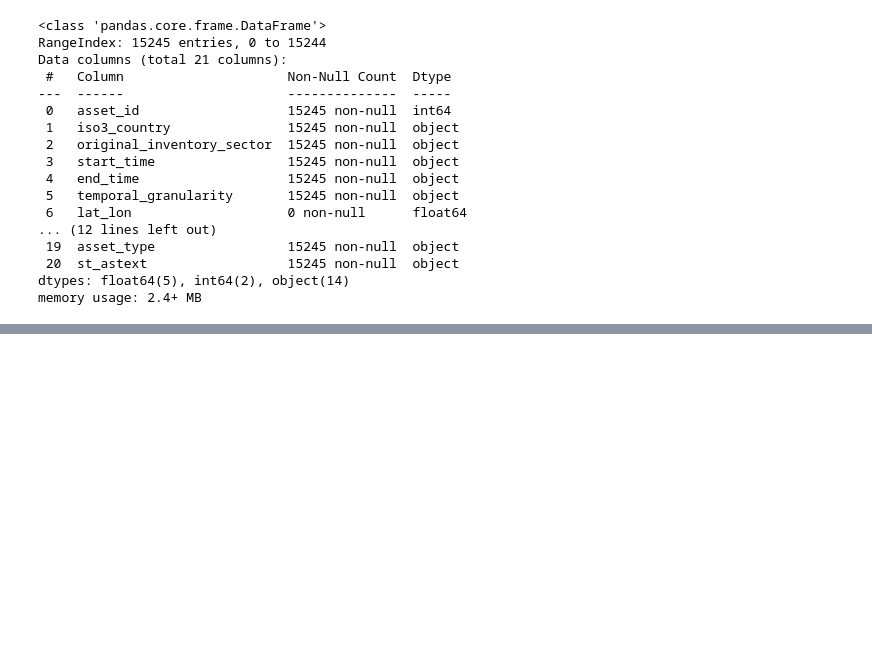
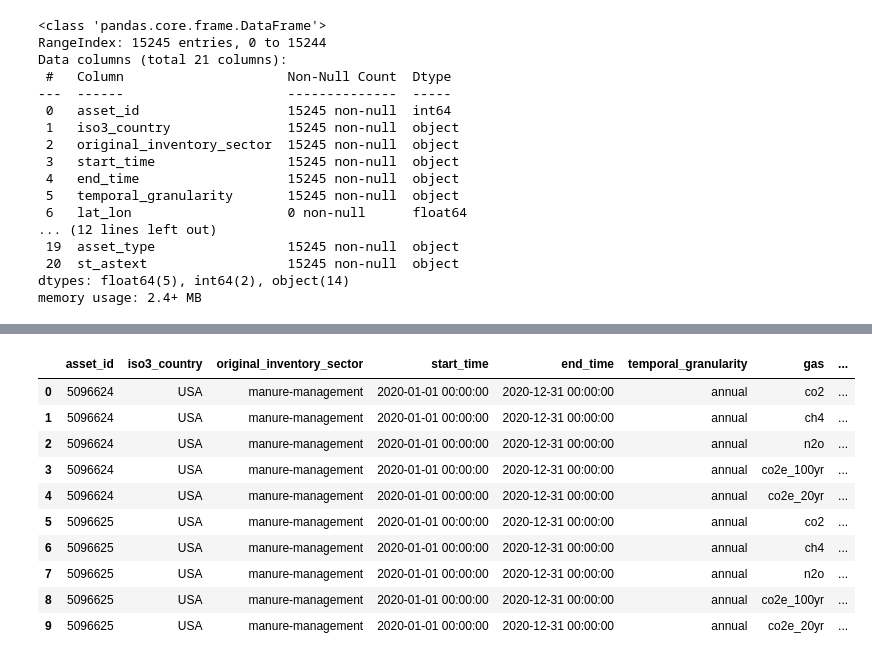
Before and after one commit to MicahNjeru/The-Climate-Initiative, a Jupyter notebook: notebooks/asset_manure-management_emissions notebook.ipynb, the cells around one changed output, grey strips where cells are left out. Drawn from its saved outputs; the diff is of its cells as text; code cells hidden in the pictures; blank space fills up the shorter version.

```diff
--- a/notebooks/asset_manure-management_emissions notebook.ipynb
+++ b/notebooks/asset_manure-management_emissions notebook.ipynb
@@ -120,3 +120,7 @@ Data columns (total 21 columns):
  20  st_astext                  15245 non-null  object
 dtypes: float64(5), int64(2), object(14)
 memory usage: 2.4+ MB
+# %%
+# Drop all columns with null values
+# Assign the dataframe with the dropped column to a new variable to save changes.
+df = df.drop(["lat_lon", "capacity_factor"], axis=1)
@@ -122,0 +148,16 @@ memory usage: 2.4+ MB
+# %%
+# Display the top [insert number here] rows to have a glimpse of how the dataframe looks like
+# The number passed to the `df.head()` is the number of rows that will be returned
+df.head(10)
+# %% [output]
+|  | asset_id | iso3_country | original_inventory_sector | start_time | end_time | temporal_granularity | gas | ... |
+| 0 | 5096624 | USA | manure-management | 2020-01-01 00:00:00 | 2020-12-31 00:00:00 | annual | co2 | ... |
+| 1 | 5096624 | USA | manure-management | 2020-01-01 00:00:00 | 2020-12-31 00:00:00 | annual | ch4 | ... |
+| 2 | 5096624 | USA | manure-management | 2020-01-01 00:00:00 | 2020-12-31 00:00:00 | annual | n2o | ... |
+| 3 | 5096624 | USA | manure-management | 2020-01-01 00:00:00 | 2020-12-31 00:00:00 | annual | co2e_100yr | ... |
+| 4 | 5096624 | USA | manure-management | 2020-01-01 00:00:00 | 2020-12-31 00:00:00 | annual | co2e_20yr | ... |
+| 5 | 5096625 | USA | manure-management | 2020-01-01 00:00:00 | 2020-12-31 00:00:00 | annual | co2 | ... |
+| 6 | 5096625 | USA | manure-management | 2020-01-01 00:00:00 | 2020-12-31 00:00:00 | annual | ch4 | ... |
+| 7 | 5096625 | USA | manure-management | 2020-01-01 00:00:00 | 2020-12-31 00:00:00 | annual | n2o | ... |
+| 8 | 5096625 | USA | manure-management | 2020-01-01 00:00:00 | 2020-12-31 00:00:00 | annual | co2e_100yr | ... |
+| 9 | 5096625 | USA | manure-management | 2020-01-01 00:00:00 | 2020-12-31 00:00:00 | annual | co2e_20yr | ... |
```
Also changed, not shown: parts of 2 cells of this notebook, 2 other files.
